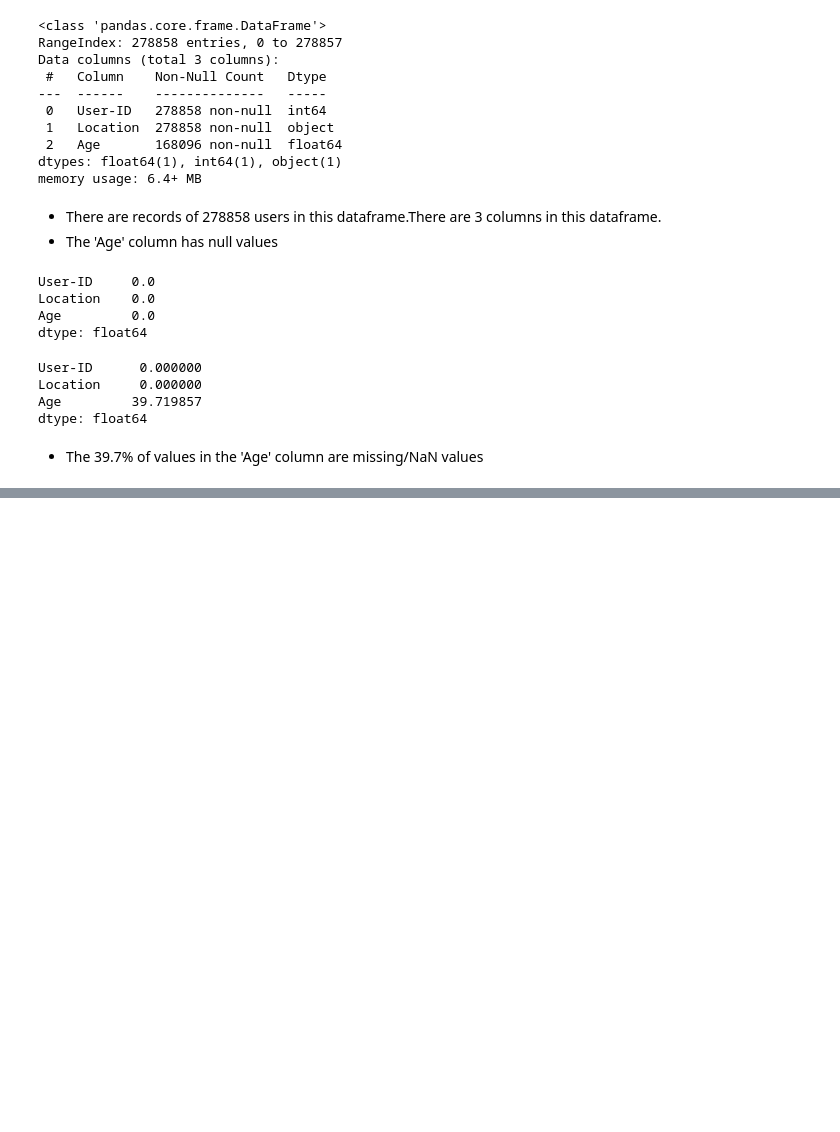
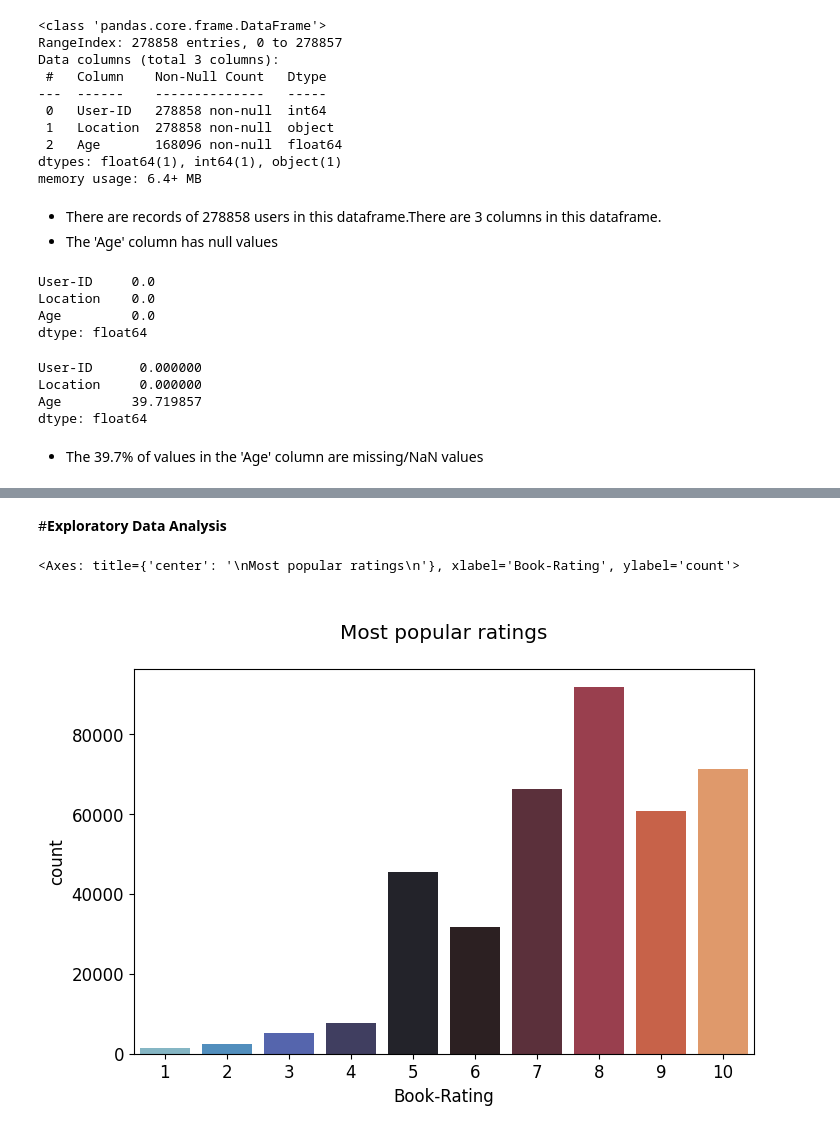
Before and after one commit to Ankita-chouhan-github/Book-Recommendation-System, a Jupyter notebook: Unsupervised_ML_Capstone_Project.ipynb, the cells around one changed output, grey strips where cells are left out. Cells and saved outputs as stored; diff of their text form; code cells hidden in the pictures; blank space fills up the shorter version.

```diff
--- a/Unsupervised_ML_Capstone_Project.ipynb
+++ b/Unsupervised_ML_Capstone_Project.ipynb
@@ -344,0 +587,3 @@ dtype: float64
+# %%
+# lets see if all the books in rating_df are also in books_df
+ratings_new = ratings[ratings['ISBN'].isin(books['ISBN'])]
@@ -344,0 +631,4 @@ dtype: float64
+# %%
+explicit_rating = ratings_new[ratings_new['Book-Rating'] != 0]
+implicit_rating = ratings_new[ratings_new['Book-Rating'] == 0]
+print('Shape of explicit rating: {} and implicit rating: {}'.format(explicit_rating.shape, implicit_rating.shape))
@@ -344,0 +696,4 @@ dtype: float64
+# %%
+# for the rating dataset, we are only taking the explicit rating dataset
+df = pd.merge(books, explicit_rating, on='ISBN', how='inner') #books and rating on ISBN
+df = pd.merge(df, users, on='User-ID', how='inner') #above df with users on user-ID
@@ -344,0 +720,3 @@ dtype: float64
+# %%
+# Dropping unwanted columns from our dataframe 'df'
+df.drop(['Image-URL-S', 'Image-URL-M', 'Image-URL-L'], axis=1, inplace= True)
@@ -344,0 +743,11 @@ dtype: float64
+# %% [markdown]
+#**Exploratory Data Analysis**
+# %%
+# most popular rating
+plt.figure(figsize=[8,5])
+plt.rc('font', size=12)
+plt.title('\nMost popular ratings\n')
+sns.countplot(data=df, x='Book-Rating', palette = 'icefire')
+# %% [output]
+<Axes: title={'center': '\nMost popular ratings\n'}, xlabel='Book-Rating', ylabel='count'>
+[figure, added]
```
Also changed, not shown: parts of 57 cells of this notebook.
